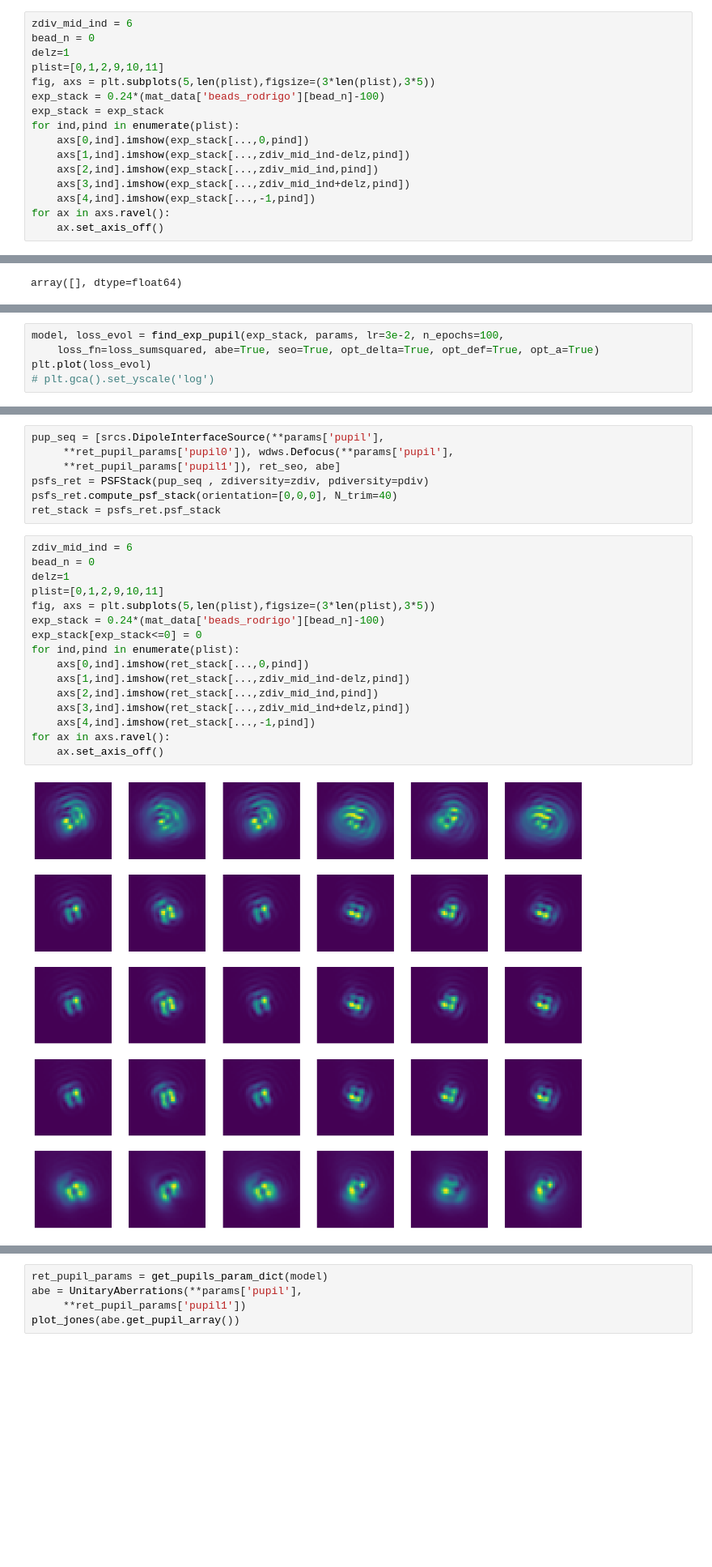
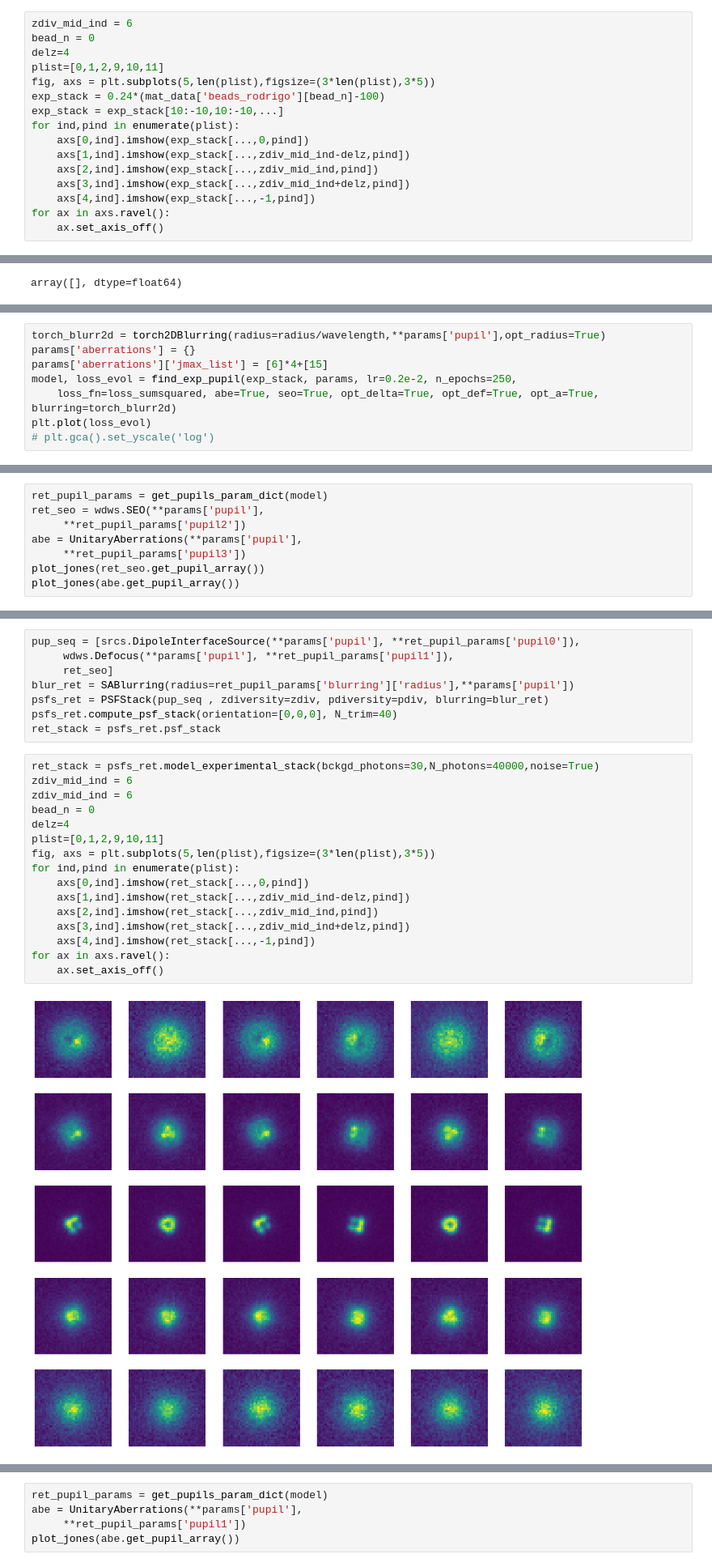
Before and after one commit to rodguti90/pyPSFstack, a Jupyter notebook: retrieval_exp_stack.ipynb, the cells around one changed output, grey strips where cells are left out. Shown at 81% size. Saved outputs shown, nothing was run; the diff lists cells and outputs as text; blank space fills up the shorter version.

```diff
--- a/retrieval_exp_stack.ipynb
+++ b/retrieval_exp_stack.ipynb
@@ -156,11 +160,11 @@ mat_data['beads_rodrigo'].shape
 # %%
 zdiv_mid_ind = 6
 bead_n = 0
-delz=1
+delz=4
 plist=[0,1,2,9,10,11]
 fig, axs = plt.subplots(5,len(plist),figsize=(3*len(plist),3*5))
 exp_stack = 0.24*(mat_data['beads_rodrigo'][bead_n]-100)
-exp_stack = exp_stack
+exp_stack = exp_stack[10:-10,10:-10,...]
 for ind,pind in enumerate(plist):
     axs[0,ind].imshow(exp_stack[...,0,pind])
     axs[1,ind].imshow(exp_stack[...,zdiv_mid_ind-delz,pind])
@@ -195,6 +195,9 @@ torch_blurr2d = torch2DBlurring(radius=radius/wavelength,**params['pupil'])
 # %%
-model, loss_evol = find_exp_pupil(exp_stack, params, lr=3e-2, n_epochs=100,
-    loss_fn=loss_sumsquared, abe=True, seo=True, opt_delta=True, opt_def=True, opt_a=True)
+torch_blurr2d = torch2DBlurring(radius=radius/wavelength,**params['pupil'],opt_radius=True)
+params['aberrations'] = {}
+params['aberrations']['jmax_list'] = [6]*4+[15]
+model, loss_evol = find_exp_pupil(exp_stack, params, lr=0.2e-2, n_epochs=250,
+    loss_fn=loss_sumsquared, abe=True, seo=True, opt_delta=True, opt_def=True, opt_a=True, blurring=torch_blurr2d)
 plt.plot(loss_evol)
 # plt.gca().set_yscale('log')
 # %% [output]
@@ -238,0 +238,8 @@ plot_jones(np.swapaxes(np.conj(abe.get_pupil_array()), -1,-2)@abe.get_pupil_arra
+# %%
+ret_pupil_params = get_pupils_param_dict(model)
+ret_seo = wdws.SEO(**params['pupil'],
+     **ret_pupil_params['pupil2'])
+abe = UnitaryAberrations(**params['pupil'],
+     **ret_pupil_params['pupil3'])
+plot_jones(ret_seo.get_pupil_array())
+plot_jones(abe.get_pupil_array())
@@ -239,28 +253,29 @@ plot_jones(np.swapaxes(np.conj(abe.get_pupil_array()), -1,-2)@abe.get_pupil_arra
 # %%
-pup_seq = [srcs.DipoleInterfaceSource(**params['pupil'],
-     **ret_pupil_params['pupil0']), wdws.Defocus(**params['pupil'],
-     **ret_pupil_params['pupil1']), ret_seo, abe]
-psfs_ret = PSFStack(pup_seq , zdiversity=zdiv, pdiversity=pdiv)
+pup_seq = [srcs.DipoleInterfaceSource(**params['pupil'], **ret_pupil_params['pupil0']),
+     wdws.Defocus(**params['pupil'], **ret_pupil_params['pupil1']),
+     ret_seo]
+blur_ret = SABlurring(radius=ret_pupil_params['blurring']['radius'],**params['pupil'])
+psfs_ret = PSFStack(pup_seq , zdiversity=zdiv, pdiversity=pdiv, blurring=blur_ret)
 psfs_ret.compute_psf_stack(orientation=[0,0,0], N_trim=40)
 ret_stack = psfs_ret.psf_stack
 # %%
+ret_stack = psfs_ret.model_experimental_stack(bckgd_photons=30,N_photons=40000,noise=True)
+zdiv_mid_ind = 6
 zdiv_mid_ind = 6
 bead_n = 0
-delz=1
+delz=4
 plist=[0,1,2,9,10,11]
 fig, axs = plt.subplots(5,len(plist),figsize=(3*len(plist),3*5))
-exp_stack = 0.24*(mat_data['beads_rodrigo'][bead_n]-100)
-exp_stack[exp_stack<=0] = 0
 for ind,pind in enumerate(plist):
     axs[0,ind].imshow(ret_stack[...,0,pind])
     axs[1,ind].imshow(ret_stack[...,zdiv_mid_ind-delz,pind])
     axs[2,ind].imshow(ret_stack[...,zdiv_mid_ind,pind])
     axs[3,ind].imshow(ret_stack[...,zdiv_mid_ind+delz,pind])
     axs[4,ind].imshow(ret_stack[...,-1,pind])
 for ax in axs.ravel():
     ax.set_axis_off()
 # %% [output]
-[figure, old version]
+[figure, new version]
 # %%
 zdiv_mid_ind = 7
 npol=9
```
Also changed, not shown: parts of 14 cells of this notebook, 2 other files.
